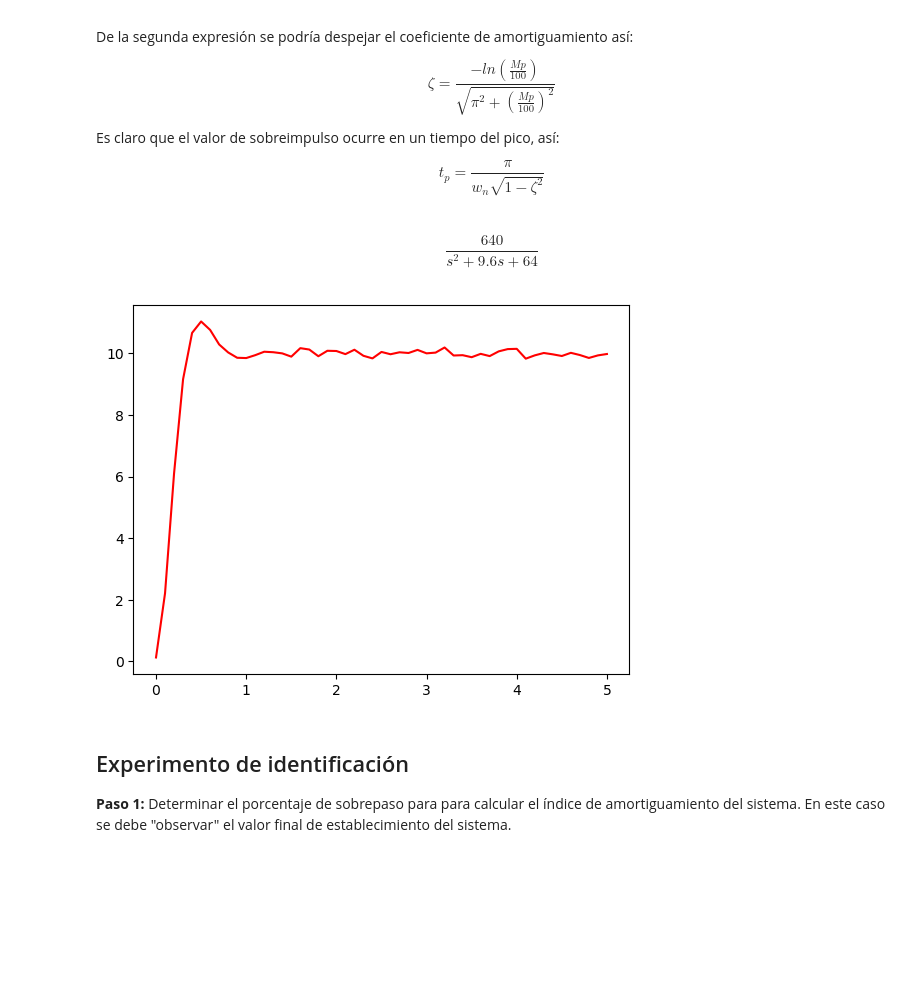
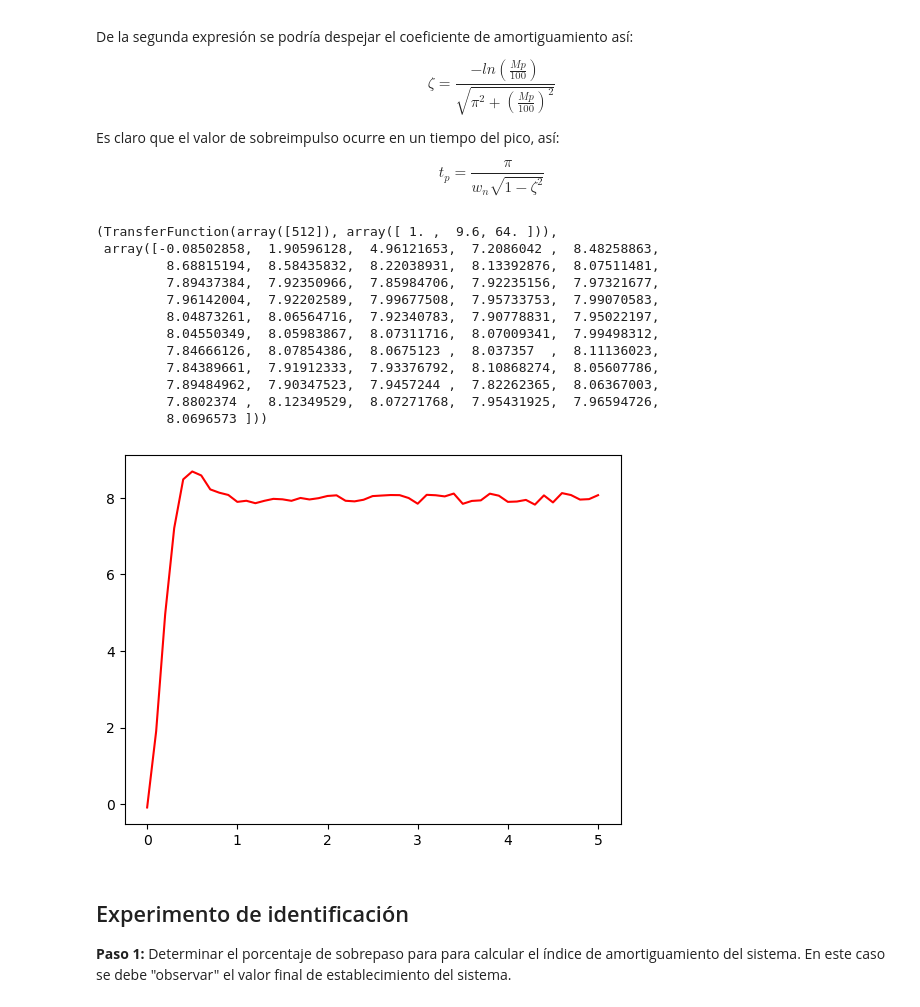
Before and after one commit to jairocuellar/System_identification, a Jupyter notebook: class_02_02.ipynb, the cells around one changed output. Cells and saved outputs as stored; diff of their text form; code cells hidden in the pictures; blank space fills up the shorter version.

```diff
--- a/class_02_02.ipynb
+++ b/class_02_02.ipynb
@@ -42,25 +42,36 @@ $$t_p = \frac{\pi}{w_n\sqrt{1-\zeta^2}}$$
 # %%
 ## Respuesta típica de un sistema de primer orden con ruido
 ## Simulando el experimento de medición
-K = 10
+K = 8
 wn = 8
 z = 0.6
 tf = 5
 dt = 0.1
 t = np.linspace(0,tf,int(tf/dt)+1)
 
 g = control.tf([K*wn*wn],[1,2*z*wn,wn*wn])
 _,y = control.step_response(g,t)
 N = len(t)
 ## Ruido para simular la señal de salida capturada "yn"
-r = 0.08
+r = 0.1
 e = np.random.normal(0,r,size=N)
 yn = y+e
 plt.plot(t,yn,color = 'red')
-g
+g, yn
 # %% [output]
-$$\frac{640}{s^2 + 9.6 s + 64}$$
+(TransferFunction(array([512]), array([ 1. ,  9.6, 64. ])),
+ array([-0.08502858,  1.90596128,  4.96121653,  7.2086042 ,  8.48258863,
+         8.68815194,  8.58435832,  8.22038931,  8.13392876,  8.07511481,
+         7.89437384,  7.92350966,  7.85984706,  7.92235156,  7.97321677,
+         7.96142004,  7.92202589,  7.99677508,  7.95733753,  7.99070583,
+         8.04873261,  8.06564716,  7.92340783,  7.90778831,  7.95022197,
+         8.04550349,  8.05983867,  8.07311716,  8.07009341,  7.99498312,
+         7.84666126,  8.07854386,  8.0675123 ,  8.037357  ,  8.11136023,
+         7.84389661,  7.91912333,  7.93376792,  8.10868274,  8.05607786,
+         7.89484962,  7.90347523,  7.9457244 ,  7.82262365,  8.06367003,
+         7.8802374 ,  8.12349529,  8.07271768,  7.95431925,  7.96594726,
+         8.0696573 ]))
-[figure, old version]
+[figure, new version]
 # %% [markdown]
 ## Experimento de identificación
 
```
Also changed, not shown: parts of 5 cells of this notebook, 1 other file.
